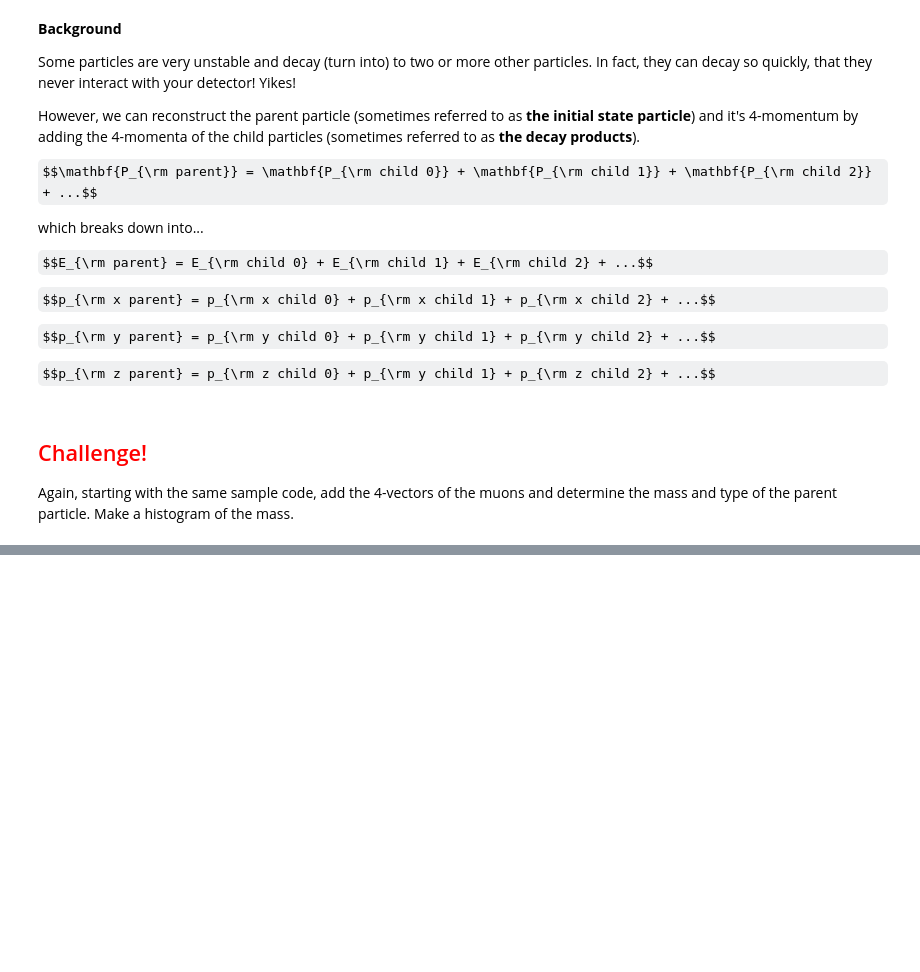
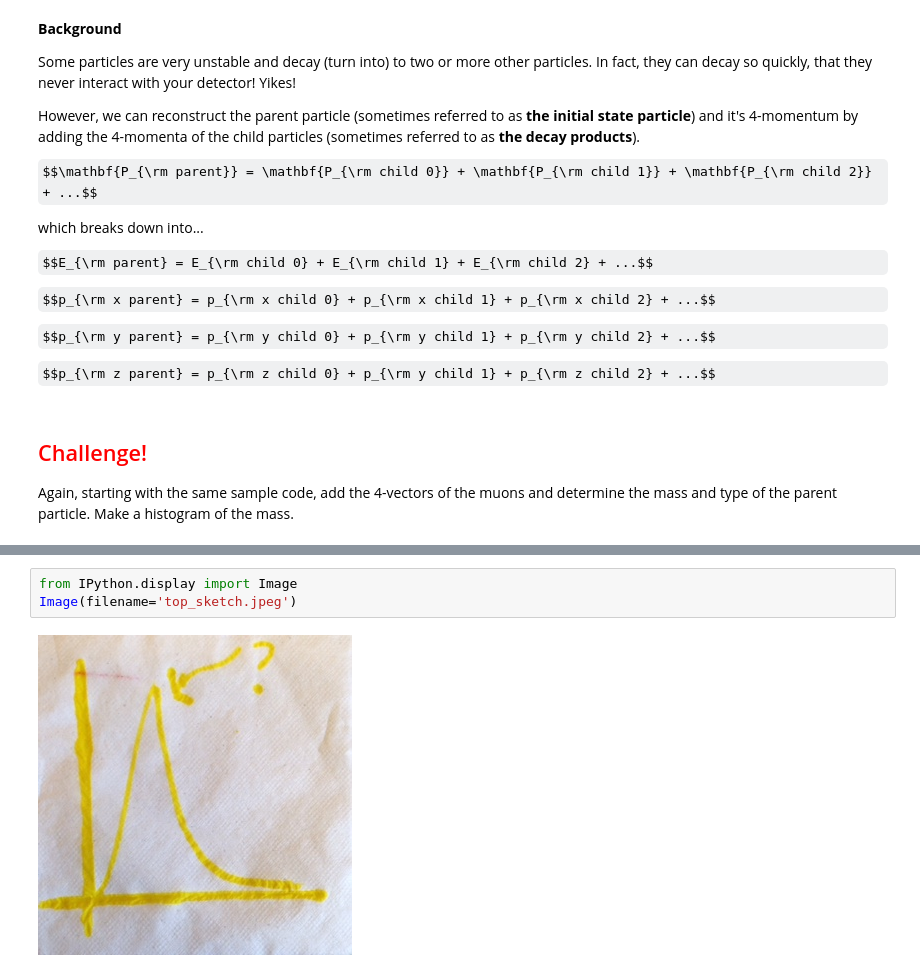
Before and after one commit to mattbellis/Siena_College_Amanda_Depoian, a Jupyter notebook: ppp_exercises/discovering_particles_0.ipynb, the cells around one changed output, grey strips where cells are left out. Saved outputs shown, nothing was run; the diff lists cells and outputs as text; some formulas as TeX source; blank space fills up the shorter version.

```diff
--- a/ppp_exercises/discovering_particles_0.ipynb
+++ b/ppp_exercises/discovering_particles_0.ipynb
@@ -185,0 +294,5 @@ for collision in collisions:
+# %%
+from IPython.display import Image
+Image(filename='top_sketch.jpeg')
+# %% [output]
+[figure, added]
```
Also changed, not shown: parts of 12 cells of this notebook, 3 other files.
